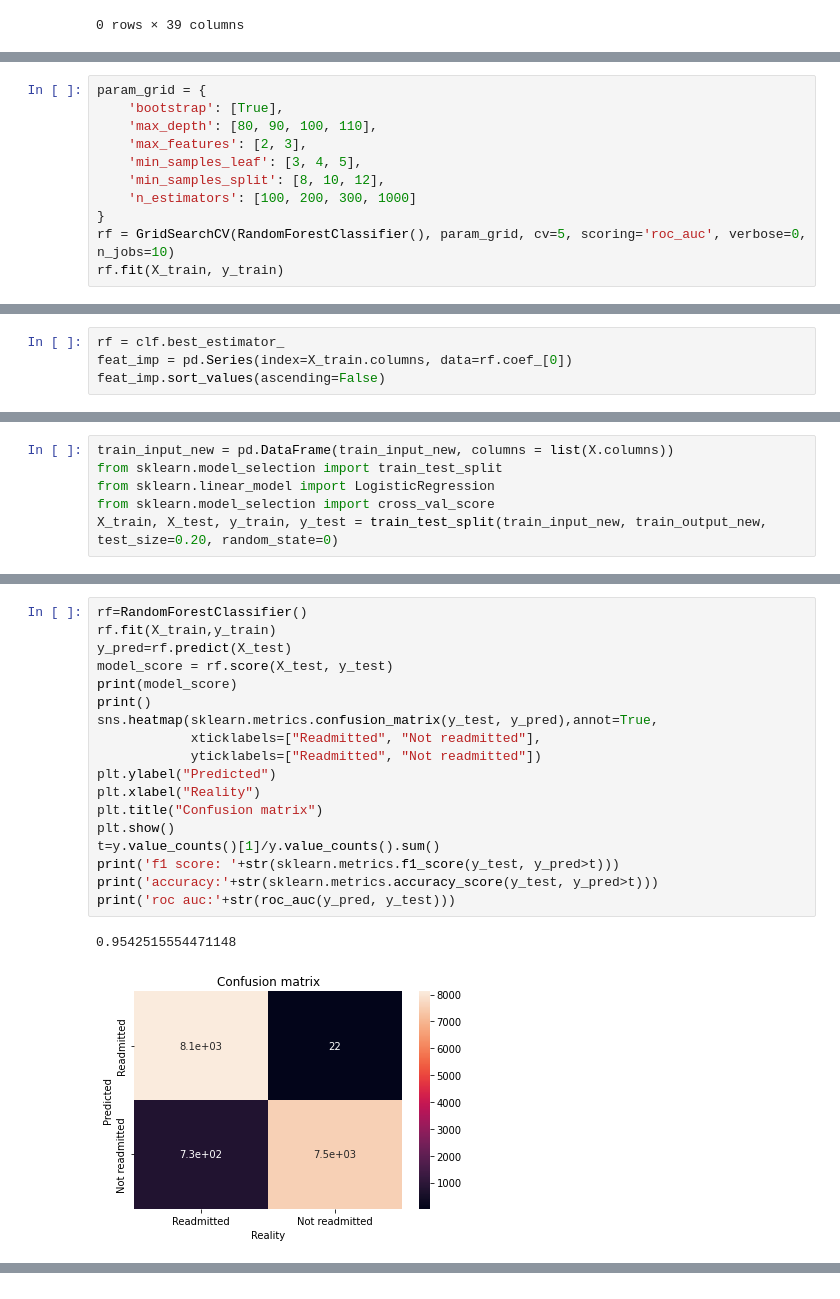
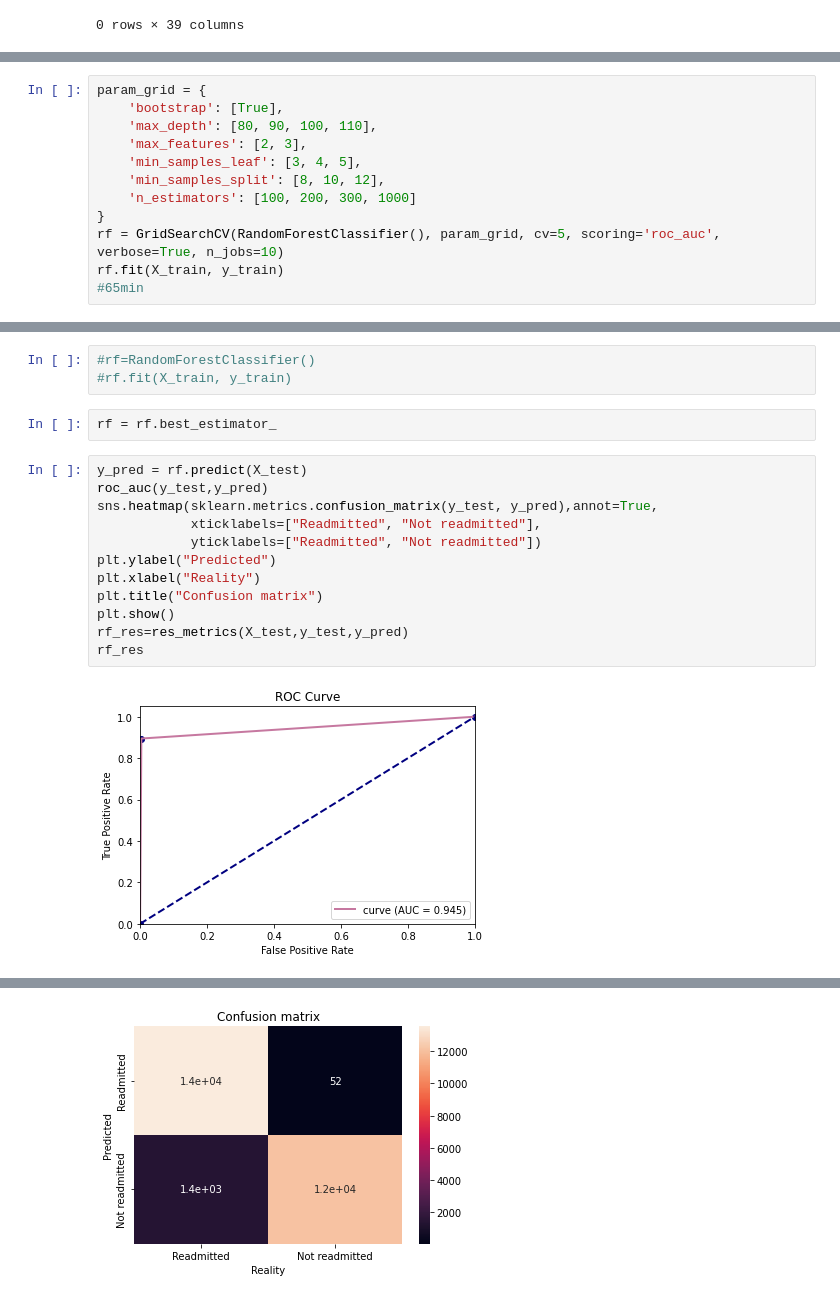
Before and after one commit to Const679/Python-Diabete, a Jupyter notebook: Final_project.ipynb, the cells around one changed output, grey strips where cells are left out. Cells and saved outputs as stored; diff of their text form.

```diff
--- a/Final_project.ipynb
+++ b/Final_project.ipynb
@@ -614,5 +534,6 @@ param_grid = {
     'min_samples_split': [8, 10, 12],
     'n_estimators': [100, 200, 300, 1000]
 }
-rf = GridSearchCV(RandomForestClassifier(), param_grid, cv=5, scoring='roc_auc', verbose=0, n_jobs=10)
+rf = GridSearchCV(RandomForestClassifier(), param_grid, cv=5, scoring='roc_auc', verbose=True, n_jobs=10)
 rf.fit(X_train, y_train)
+#65min
@@ -619,4 +547,0 @@ rf.fit(X_train, y_train)
-# %%
-rf = clf.best_estimator_
-feat_imp = pd.Series(index=X_train.columns, data=rf.coef_[0])
-feat_imp.sort_values(ascending=False)
@@ -649,6 +547,0 @@ New dataset shape Counter({0: 40984, 1: 40984})
-# %%
-train_input_new = pd.DataFrame(train_input_new, columns = list(X.columns))
-from sklearn.model_selection import train_test_split
-from sklearn.linear_model import LogisticRegression
-from sklearn.model_selection import cross_val_score
-X_train, X_test, y_train, y_test = train_test_split(train_input_new, train_output_new, test_size=0.20, random_state=0)
@@ -669,21 +548,19 @@ X_test = scaler.transform(X_test)
+# %%
+#rf=RandomForestClassifier()
+#rf.fit(X_train, y_train)
+# %%
+rf = rf.best_estimator_
 # %%
-rf=RandomForestClassifier()
-rf.fit(X_train,y_train)
-y_pred=rf.predict(X_test)
-model_score = rf.score(X_test, y_test)
-print(model_score)
-print()
+y_pred = rf.predict(X_test)
+roc_auc(y_test,y_pred)
 sns.heatmap(sklearn.metrics.confusion_matrix(y_test, y_pred),annot=True,
             xticklabels=["Readmitted", "Not readmitted"],
             yticklabels=["Readmitted", "Not readmitted"])
 plt.ylabel("Predicted")
 plt.xlabel("Reality")
 plt.title("Confusion matrix")
 plt.show()
-t=y.value_counts()[1]/y.value_counts().sum()
-print('f1 score: '+str(sklearn.metrics.f1_score(y_test, y_pred>t)))
-print('accuracy:'+str(sklearn.metrics.accuracy_score(y_test, y_pred>t)))
-print('roc auc:'+str(roc_auc(y_pred, y_test)))
+rf_res=res_metrics(X_test,y_test,y_pred)
+rf_res
 # %% [output]
-0.9542515554471148
-[figure, old version]
+[figure, new version]
@@ -692,0 +567 @@ NameError: name 'roc_auc' is not defined
+[figure, added]
```
Also changed, not shown: parts of 46 cells of this notebook.
